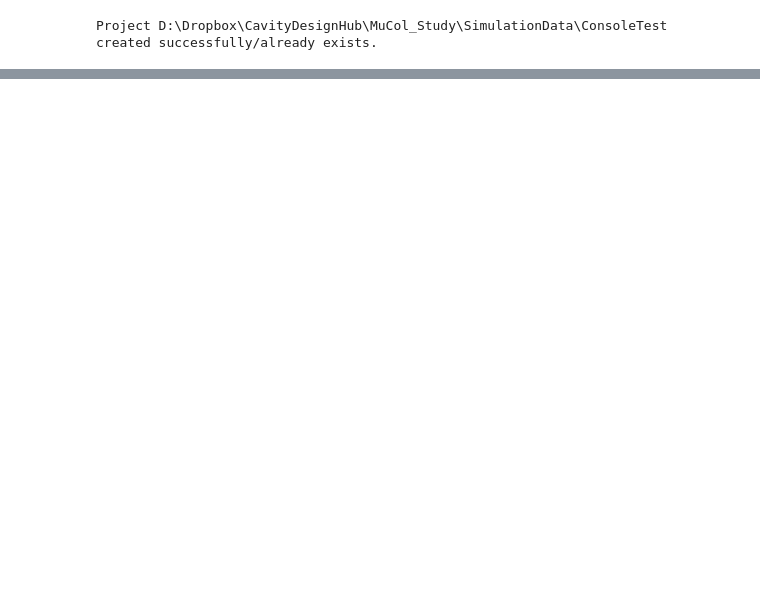
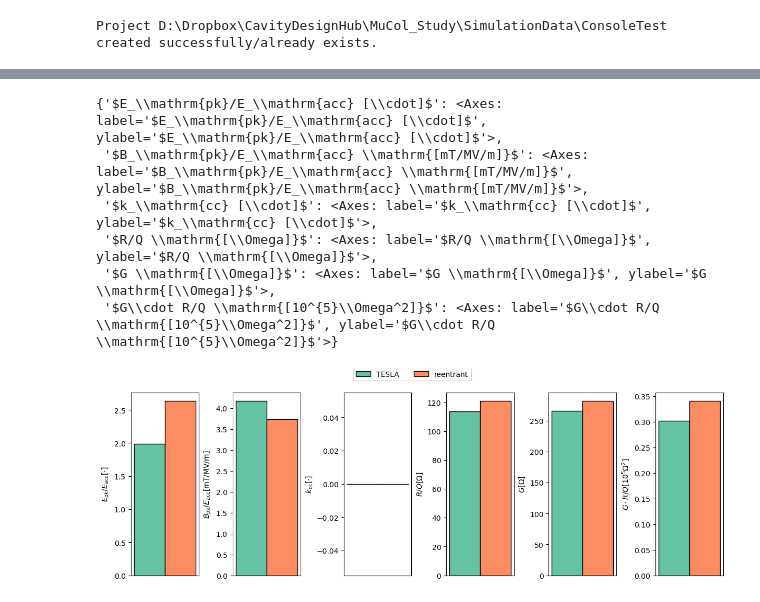
Before and after one commit to Dark-Elektron/cavsim2d, a Jupyter notebook: notebooks/Untitled1.ipynb, the cells around one changed output, grey strips where cells are left out. Saved outputs shown, nothing was run; the diff lists cells and outputs as text; code cells hidden in the pictures; blank space fills up the shorter version.

```diff
--- a/notebooks/Untitled1.ipynb
+++ b/notebooks/Untitled1.ipynb
@@ -19,0 +30,3 @@ tesla = Cavity(9, midcell, endcell_l, endcell_r, beampipe='both')
+# %%
+cavs.run_eigenmode()
+pp.pprint(cavs.eigenmode_qois)
@@ -19,0 +52,13 @@ tesla = Cavity(9, midcell, endcell_l, endcell_r, beampipe='both')
+# %%
+shape_space = {'reentrant':
+                   {'IC': [53.58, 36.58, 8.08, 9.84, 35, 57.7, 98.27],
+                    'OC': [53.58, 36.58, 8.08, 9.84, 35, 57.7, 98.27],
+                    'OC_R': [53.58, 36.58, 8.08, 9.84, 35, 57.7, 98.27]
+                    }
+               }
+
+# create cavity
+shape = shape_space['reentrant']
+reentrant = Cavity(1, shape['IC'], shape['OC'], shape['OC_R'], beampipe='none')
+cavs.add_cavity(reentrant, 'reentrant', 'reentrant')
+cavs.plot('geometry')
@@ -19,0 +68,3 @@ tesla = Cavity(9, midcell, endcell_l, endcell_r, beampipe='both')
+# %%
+cavs.run_eigenmode()
+pp.pprint(cavs.eigenmode_qois)
@@ -19,0 +89,10 @@ tesla = Cavity(9, midcell, endcell_l, endcell_r, beampipe='both')
+# %%
+cavs.plot_compare_fm_bar()
+# %% [output]
+{'$E_\\mathrm{pk}/E_\\mathrm{acc} [\\cdot]$': <Axes: label='$E_\\mathrm{pk}/E_\\mathrm{acc} [\\cdot]$', ylabel='$E_\\mathrm{pk}/E_\\mathrm{acc} [\\cdot]$'>,
+ '$B_\\mathrm{pk}/E_\\mathrm{acc} \\mathrm{[mT/MV/m]}$': <Axes: label='$B_\\mathrm{pk}/E_\\mathrm{acc} \\mathrm{[mT/MV/m]}$', ylabel='$B_\\mathrm{pk}/E_\\mathrm{acc} \\mathrm{[mT/MV/m]}$'>,
+ '$k_\\mathrm{cc} [\\cdot]$': <Axes: label='$k_\\mathrm{cc} [\\cdot]$', ylabel='$k_\\mathrm{cc} [\\cdot]$'>,
+ '$R/Q \\mathrm{[\\Omega]}$': <Axes: label='$R/Q \\mathrm{[\\Omega]}$', ylabel='$R/Q \\mathrm{[\\Omega]}$'>,
+ '$G \\mathrm{[\\Omega]}$': <Axes: label='$G \\mathrm{[\\Omega]}$', ylabel='$G \\mathrm{[\\Omega]}$'>,
+ '$G\\cdot R/Q \\mathrm{[10^{5}\\Omega^2]}$': <Axes: label='$G\\cdot R/Q \\mathrm{[10^{5}\\Omega^2]}$', ylabel='$G\\cdot R/Q \\mathrm{[10^{5}\\Omega^2]}$'>}
+[figure, added]
```
Also changed, not shown: parts of 8 cells of this notebook, 2 other files.
